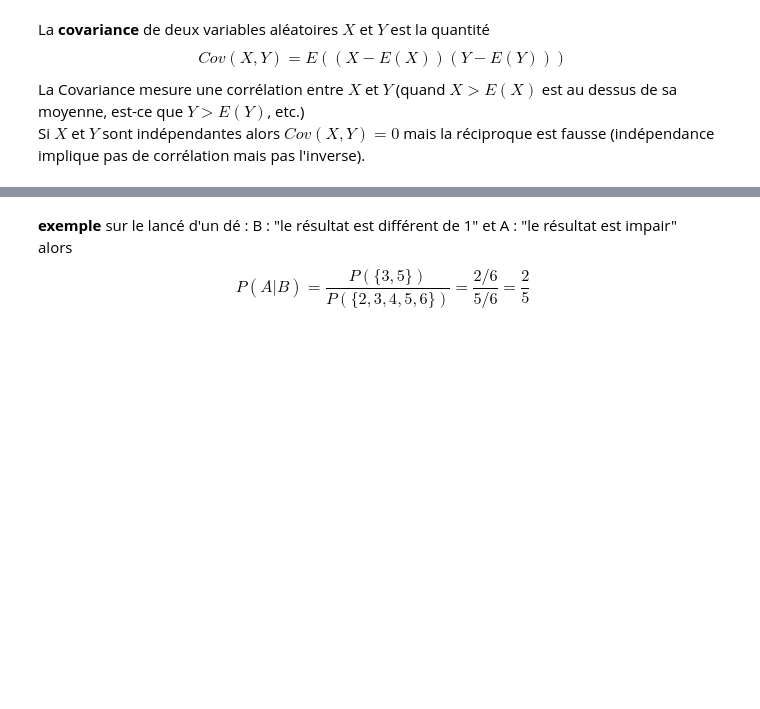
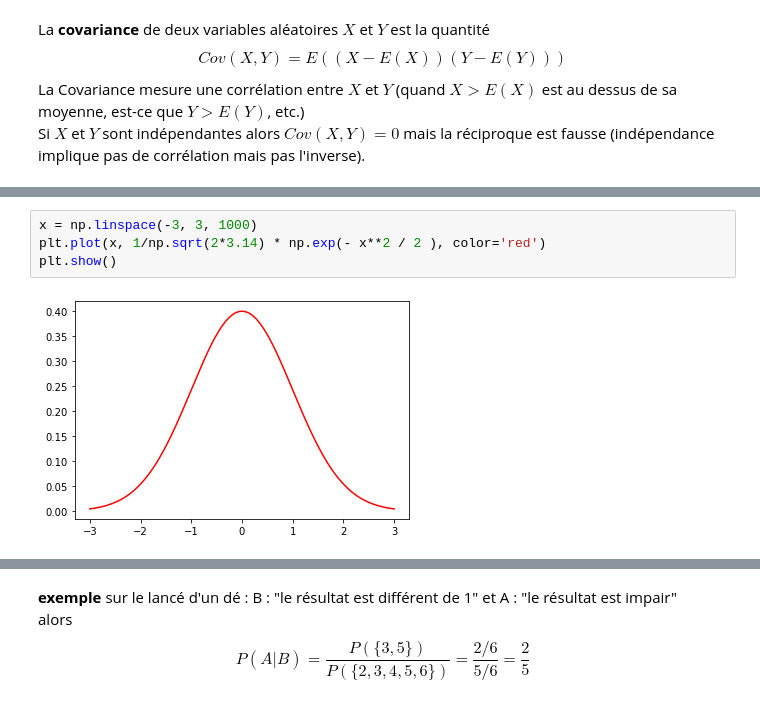
Before and after one commit to DrAlgo/apprentissage_m2_amis, a Jupyter notebook: jupyter/2_rappels_probabilités.ipynb, the cells around one changed output, grey strips where cells are left out. Cells and saved outputs as stored; diff of their text form; blank space fills up the shorter version.

```diff
--- a/jupyter/2_rappels_probabilités.ipynb
+++ b/jupyter/2_rappels_probabilités.ipynb
@@ -141,0 +227,6 @@ Si $X$ et $Y$ sont indépendantes alors $Cov(X,Y)=0$ mais la réciproque est fau
+# %%
+x = np.linspace(-3, 3, 1000)
+plt.plot(x, 1/np.sqrt(2*3.14) * np.exp(- x**2 / 2 ), color='red')
+plt.show()
+# %% [output]
+[figure, added]
```
Also changed, not shown: parts of 43 cells of this notebook, 3 other files.
